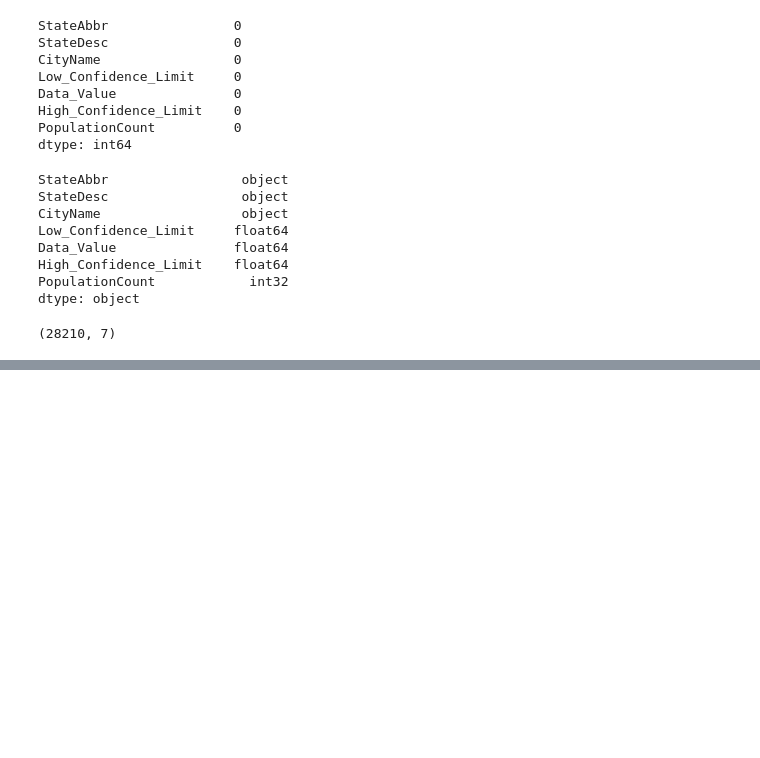
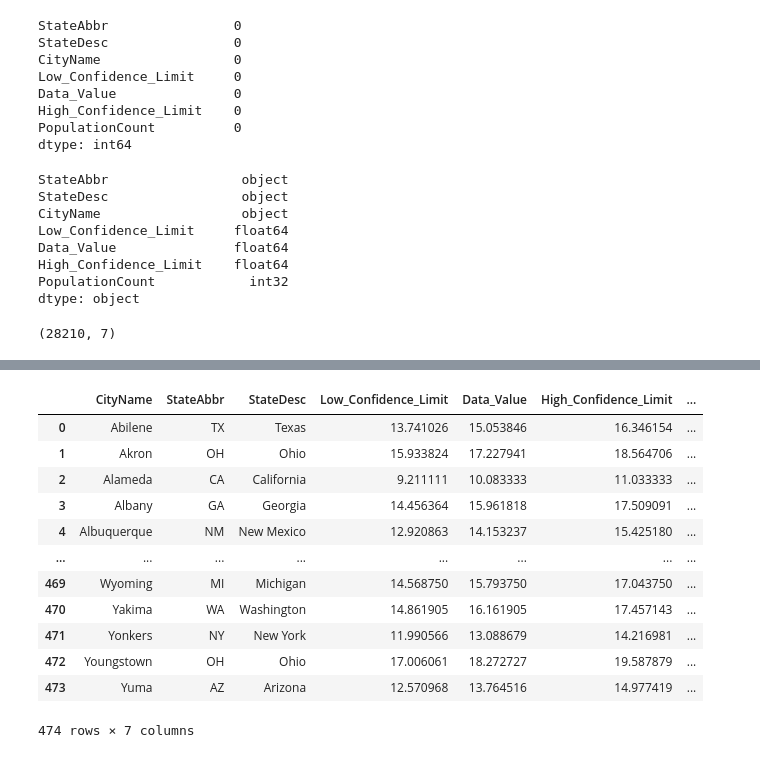
Before and after one commit to nhafer88/Mental_Health_Predictor, a Jupyter notebook: Clean data/cleaning_Updated_TT.ipynb, the cells around one changed output, grey strips where cells are left out. Cells and saved outputs as stored; diff of their text form; code cells hidden in the pictures; blank space fills up the shorter version.

Commit message:
Cleaned data

```diff
--- a/cleaning_final_TT.ipynb
+++ b/Clean data/cleaning_Updated_TT.ipynb
@@ -286,0 +319,17 @@ Mental_Health.head()
+# %%
+mental_df = Mental_Health.groupby(["CityName"], as_index=False).agg({"StateAbbr": "first", "StateDesc": "first", "Low_Confidence_Limit": "mean", "Data_Value": "mean", "High_Confidence_Limit": "mean", "PopulationCount": "mean"})
+mental_df
+# %% [output]
+|  | CityName | StateAbbr | StateDesc | Low_Confidence_Limit | Data_Value | High_Confidence_Limit | ... |
+| 0 | Abilene | TX | Texas | 13.741026 | 15.053846 | 16.346154 | ... |
+| 1 | Akron | OH | Ohio | 15.933824 | 17.227941 | 18.564706 | ... |
+| 2 | Alameda | CA | California | 9.211111 | 10.083333 | 11.033333 | ... |
+| 3 | Albany | GA | Georgia | 14.456364 | 15.961818 | 17.509091 | ... |
+| 4 | Albuquerque | NM | New Mexico | 12.920863 | 14.153237 | 15.425180 | ... |
+| ... | ... | ... | ... | ... | ... | ... | ... |
+| 469 | Wyoming | MI | Michigan | 14.568750 | 15.793750 | 17.043750 | ... |
+| 470 | Yakima | WA | Washington | 14.861905 | 16.161905 | 17.457143 | ... |
+| 471 | Yonkers | NY | New York | 11.990566 | 13.088679 | 14.216981 | ... |
+| 472 | Youngstown | OH | Ohio | 17.006061 | 18.272727 | 19.587879 | ... |
+| 473 | Yuma | AZ | Arizona | 12.570968 | 13.764516 | 14.977419 | ... |
+474 rows × 7 columns
```
Also changed, not shown: parts of 17 cells of this notebook, 5 other files.
